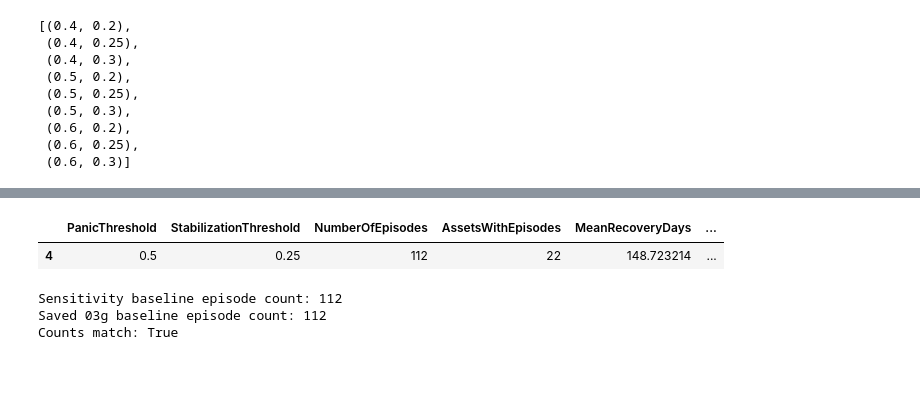
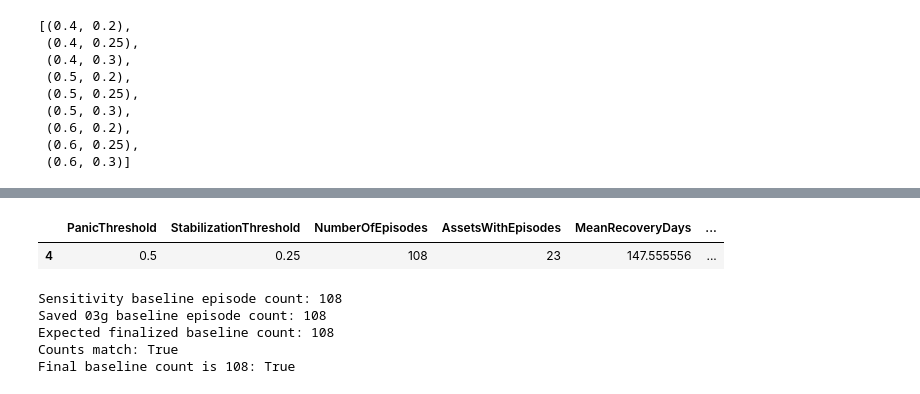
Before and after one commit to fleurclochette/Scientific-Project-SS26-Group-8, a Jupyter notebook: notebooks/03h_panic_threshold_sensitivity.ipynb, the cells around one changed output, grey strips where cells are left out. Drawn from its saved outputs; the diff is of its cells as text; code cells hidden in the pictures.

```diff
--- a/notebooks/03h_panic_threshold_sensitivity.ipynb
+++ b/notebooks/03h_panic_threshold_sensitivity.ipynb
@@ -257,7 +236,8 @@ threshold_combinations
  (0.6, 0.25),
  (0.6, 0.3)]
 # %%
-# Run all 9 across all 22 assets
+# Run all 9 threshold specifications across all 23 assets
+
 sensitivity_summaries = []
 sensitivity_episodes = []
 
@@ -276,24 +256,13 @@ for panic_threshold, stabilization_threshold in threshold_combinations:
             .reset_index(drop=True)
         )
 
-        asset_volatility_dates = (
-            multi_volatility.loc[
-                multi_volatility["Asset"] == asset,
-                "Date"
-            ]
-            .sort_values()
-        )
-
         episodes = identify_panic_episodes(
-            regime_df=asset_regimes,
-            volatility_dates=asset_volatility_dates,
+            regimes=asset_regimes,
             panic_threshold=panic_threshold,
             stabilization_threshold=stabilization_threshold
         )
 
         if not episodes.empty:
-
-            episodes.insert(0, "Asset", asset)
 
             episodes["PanicThreshold"] = panic_threshold
             episodes["StabilizationThreshold"] = stabilization_threshold
@@ -333,6 +302,7 @@ for panic_threshold, stabilization_threshold in threshold_combinations:
             "MaxRecoveryDays": np.nan
         })
 
+
 multi_sensitivity_summary = pd.DataFrame(
     sensitivity_summaries
 )
@@ -391,23 +362,37 @@ display(multi_sensitivity_display.round(2))
 # %%
-# Verify that 50% / 25% reproduces the final 112 episodes
+# Verify that the baseline 50% / 25% specification
+# reproduces the finalized 03g episode dataset
+
 baseline_check = multi_sensitivity_summary[
     (multi_sensitivity_summary["PanicThreshold"] == 0.50) &
     (multi_sensitivity_summary["StabilizationThreshold"] == 0.25)
 ]
 
 display(baseline_check)
 
 baseline_count = int(
     baseline_check["NumberOfEpisodes"].iloc[0]
 )
 
 print("Sensitivity baseline episode count:", baseline_count)
 print("Saved 03g baseline episode count:", len(baseline_episodes))
-print("Counts match:", baseline_count == len(baseline_episodes))
+print("Expected finalized baseline count:", 108)
+
+print(
+    "Counts match:",
+    baseline_count == len(baseline_episodes)
+)
+
+print(
+    "Final baseline count is 108:",
+    baseline_count == 108
+)
 # %% [output]
 |  | PanicThreshold | StabilizationThreshold | NumberOfEpisodes | AssetsWithEpisodes | MeanRecoveryDays | ... |
-| 4 | 0.5 | 0.25 | 112 | 22 | 148.723214 | ... |
+| 4 | 0.5 | 0.25 | 108 | 23 | 147.555556 | ... |
-Sensitivity baseline episode count: 112
-Saved 03g baseline episode count: 112
+Sensitivity baseline episode count: 108
+Saved 03g baseline episode count: 108
+Expected finalized baseline count: 108
 Counts match: True
+Final baseline count is 108: True
 # %%
```
Also changed, not shown: parts of 16 cells of this notebook.
